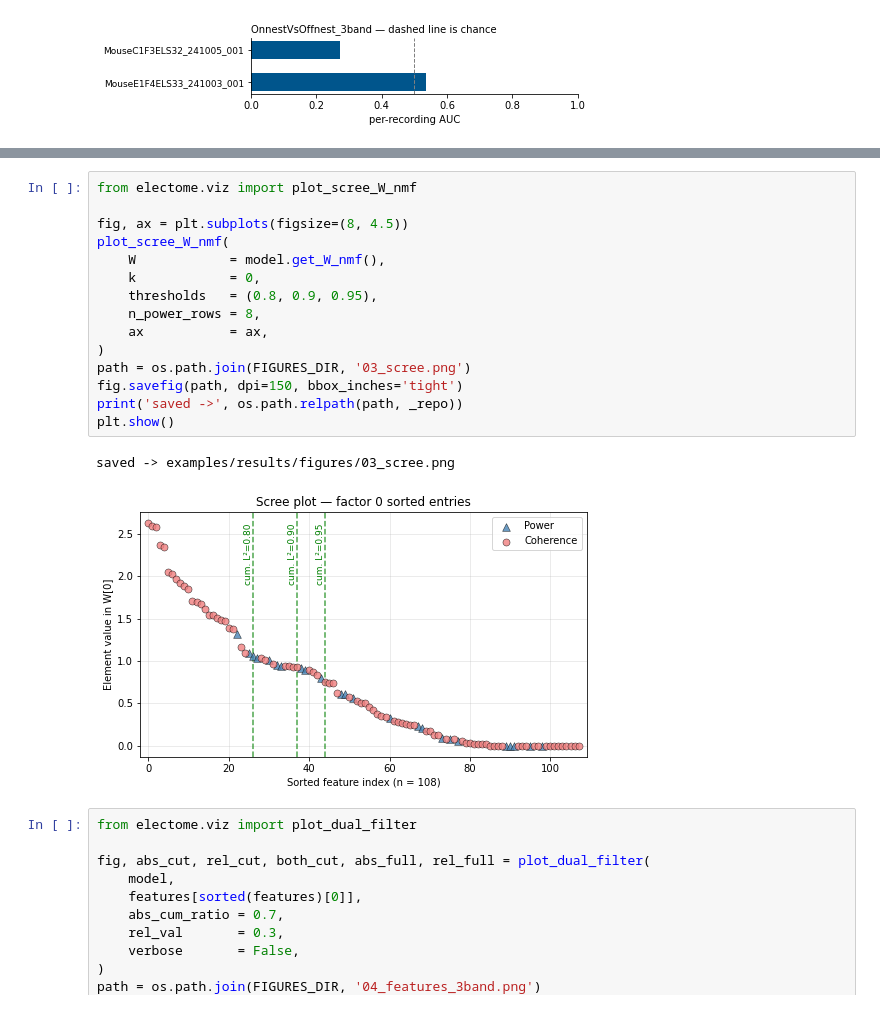
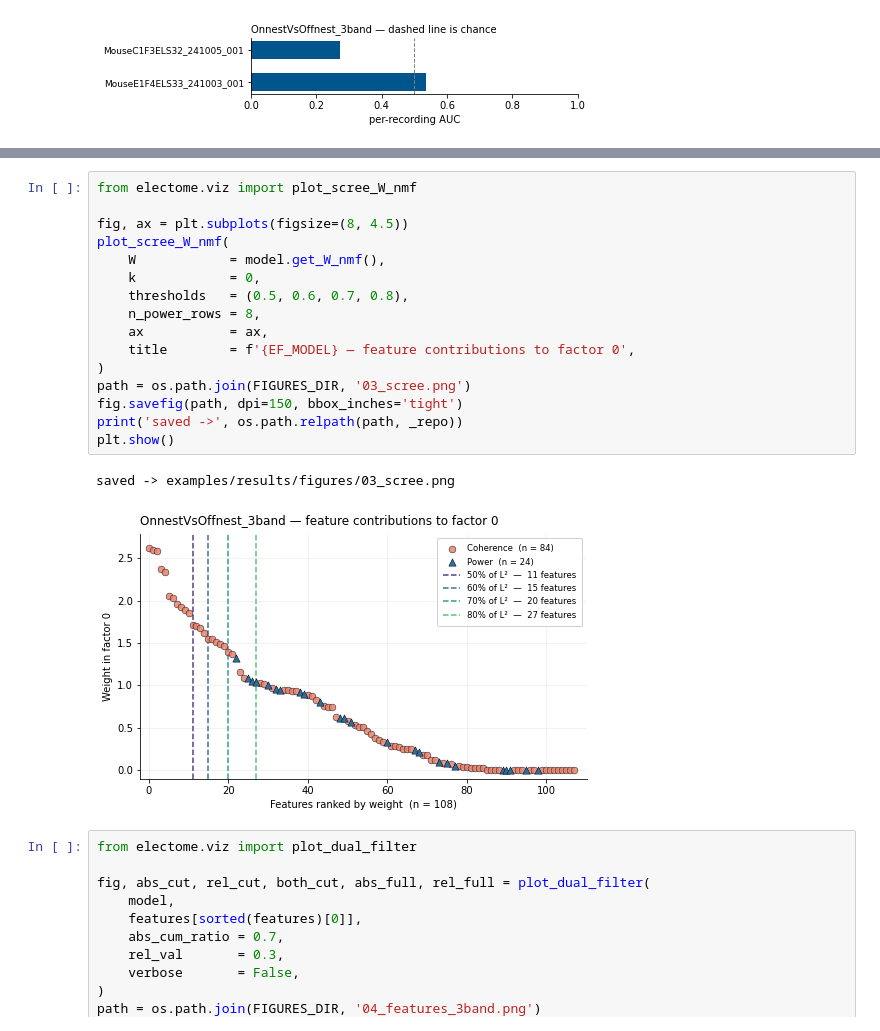
Before and after one commit to ElaineYilinW/maternal-electome-EF, a Jupyter notebook: examples/tutorial.ipynb, the cells around one changed output, grey strips where cells are left out. Cells and saved outputs as stored; diff of their text form.

```diff
--- a/examples/tutorial.ipynb
+++ b/examples/tutorial.ipynb
@@ -724,21 +727,22 @@ The paper's figures use `abs_cum_ratio=0.7`, `rel_val=0.3`.
 # %%
 from electome.viz import plot_scree_W_nmf
 
 fig, ax = plt.subplots(figsize=(8, 4.5))
 plot_scree_W_nmf(
     W            = model.get_W_nmf(),
     k            = 0,
-    thresholds   = (0.8, 0.9, 0.95),
+    thresholds   = (0.5, 0.6, 0.7, 0.8),
     n_power_rows = 8,
     ax           = ax,
+    title        = f'{EF_MODEL} — feature contributions to factor 0',
 )
 path = os.path.join(FIGURES_DIR, '03_scree.png')
 fig.savefig(path, dpi=150, bbox_inches='tight')
 print('saved ->', os.path.relpath(path, _repo))
 plt.show()
 # %% [output]
 saved -> examples/results/figures/03_scree.png
-[figure, old version]
+[figure, new version]
 # %%
 from electome.viz import plot_dual_filter
 
```
Also changed, not shown: parts of 2 cells of this notebook, 4 other files.
